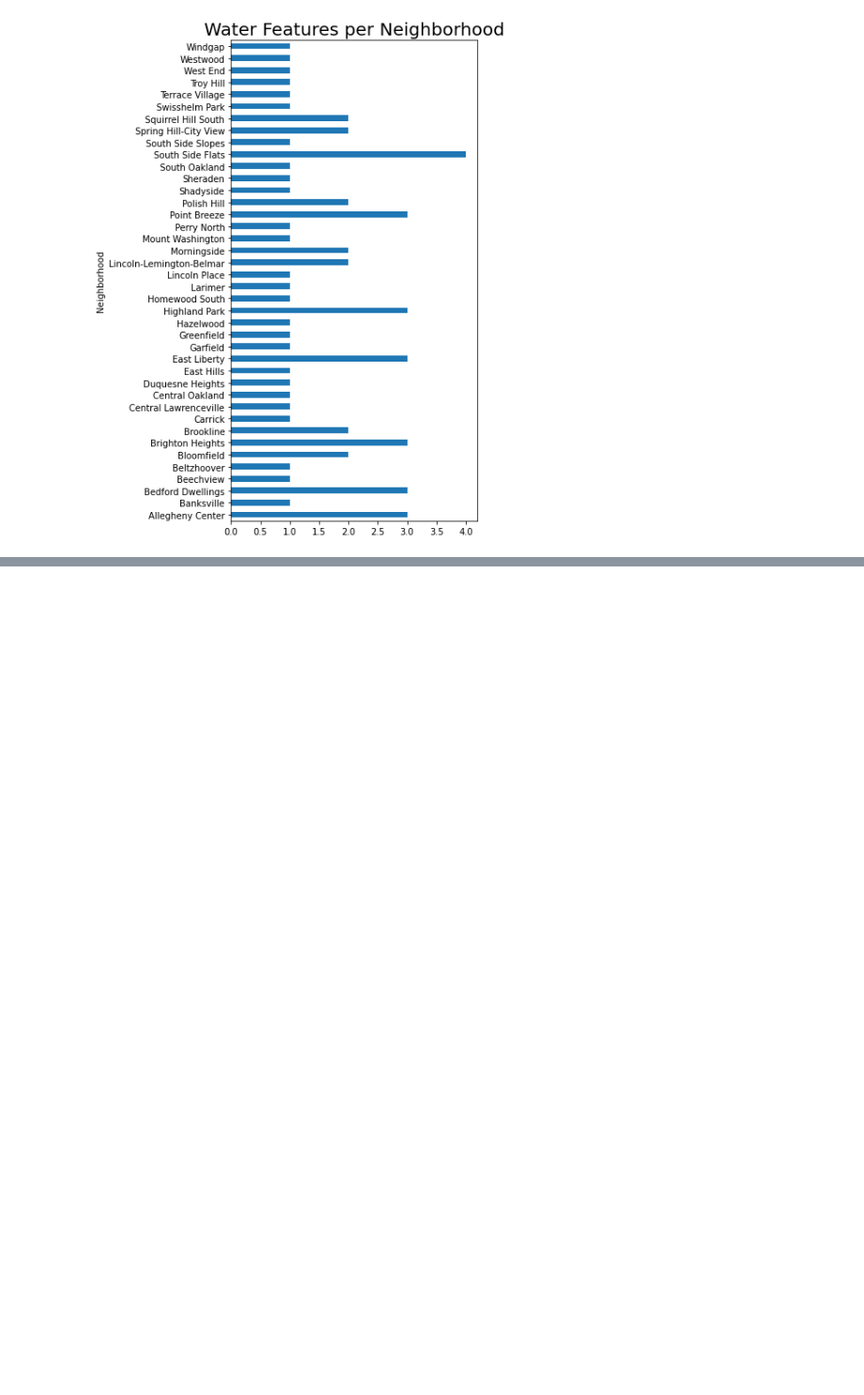
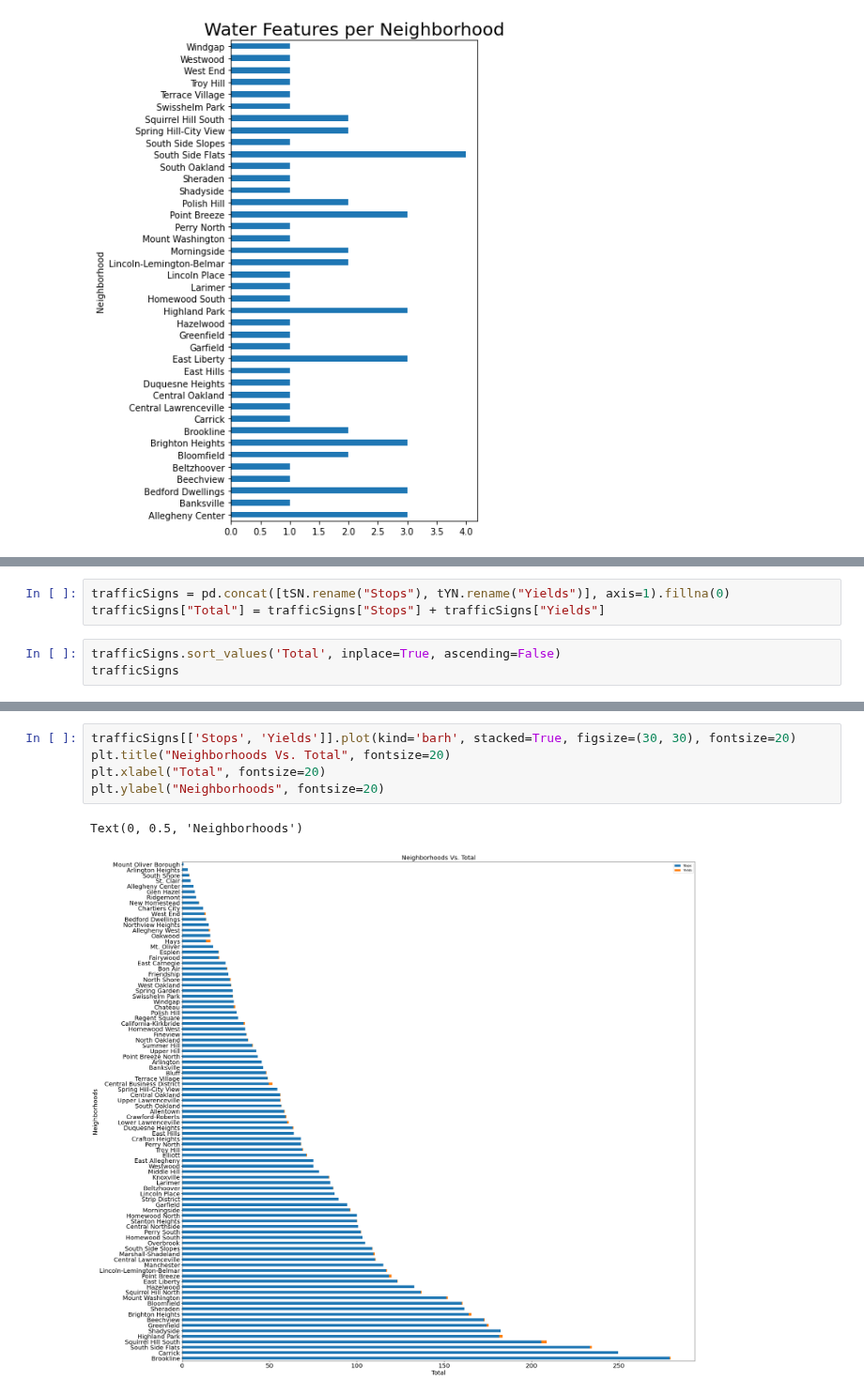
Before and after one commit to pjp401/CMPINF0010-Final-Project, a Jupyter notebook: FinalProject.ipynb, the cells around one changed output, grey strips where cells are left out. Shown at 94% size. Saved outputs shown, nothing was run; the diff lists cells and outputs as text; blank space fills up the shorter version.

Commit message:
I added the python code for the traffic signs

```diff
--- a/FinalProject.ipynb
+++ b/FinalProject.ipynb
@@ -68,0 +146,6 @@ water.axes.title.set_size(20)
+# %%
+trafficSigns = pd.concat([tSN.rename("Stops"), tYN.rename("Yields")], axis=1).fillna(0)
+trafficSigns["Total"] = trafficSigns["Stops"] + trafficSigns["Yields"]
+# %%
+trafficSigns.sort_values('Total', inplace=True, ascending=False)
+trafficSigns
@@ -68,0 +167,8 @@ water.axes.title.set_size(20)
+# %%
+trafficSigns[['Stops', 'Yields']].plot(kind='barh', stacked=True, figsize=(30, 30), fontsize=20)
+plt.title("Neighborhoods Vs. Total", fontsize=20)
+plt.xlabel("Total", fontsize=20)
+plt.ylabel("Neighborhoods", fontsize=20)
+# %% [output]
+Text(0, 0.5, 'Neighborhoods')
+[figure, added]
```
Also changed, not shown: parts of 12 cells of this notebook.
